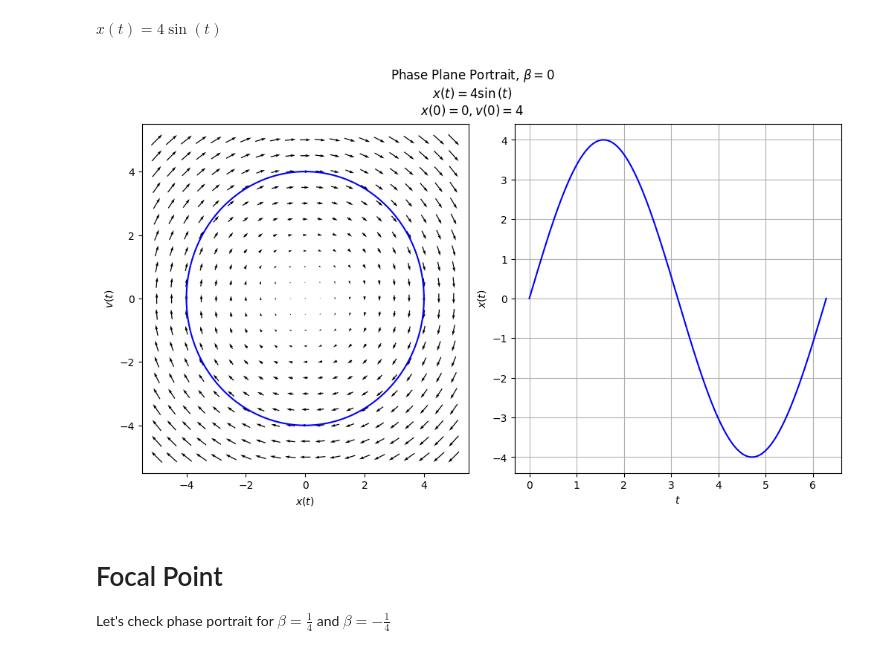
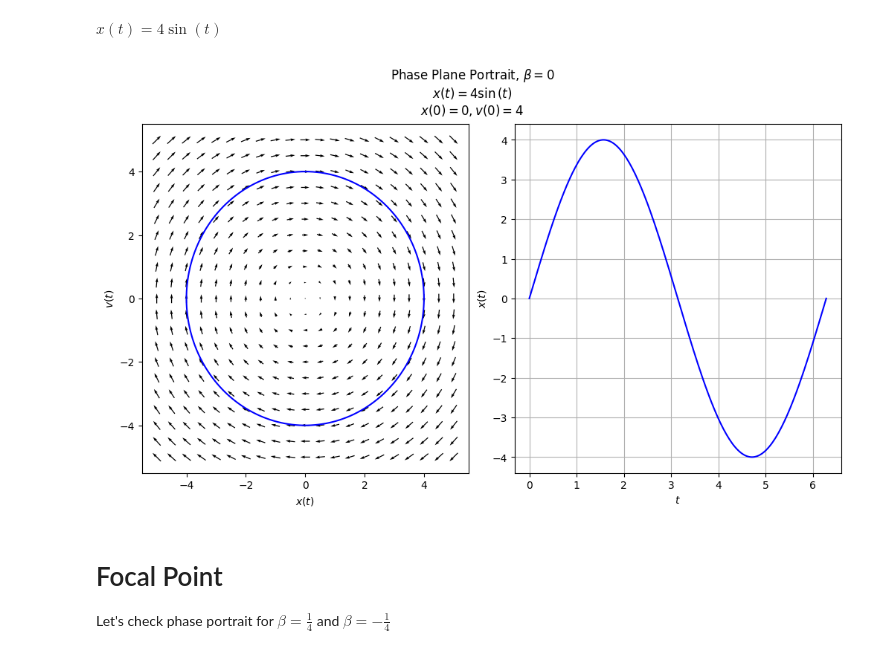
Before and after one commit to Yolonek/NonlinearDynamics, a Jupyter notebook: W2-PhasePlanePortraits.ipynb, the cells around one changed output. Cells and saved outputs as stored; diff of their text form; code cells hidden in the pictures.

```diff
--- a/PhasePlanePortraits.ipynb
+++ b/W2-PhasePlanePortraits.ipynb
@@ -97,20 +91,28 @@ sol
 # %% [output]
 $\displaystyle x{\left(t \right)} = 4 \sin{\left(t \right)}$
 # %%
-t_a, t_b = 0, 2 * np.pi
-quality = 200
-t_values, x_trajectory, v_trajectory = phase_trajectory(sol, t, (t_a, t_b, quality))
+t_a, t_b, quality = 0, 2 * np.pi, 200
+t_values = np.linspace(t_a, t_b, quality)
+x_trajectory, v_trajectory = phase_trajectory(sol.rhs, t, t_values)
 x_values = evaluate_function(sol.rhs, t, t_values)
+# %%
+# values for phase plane
+x_eq_beta = diff_eq1.subs(beta, beta_val)
+v_eq_beta = diff_eq2.subs(beta, beta_val)
+a, b = -5, 5
+x_step, v_step = .5, .5
+parameters = (a, b, x_step, a, b, v_step)
 # %%
 figure, axes = plt.subplots(1, 2, layout='constrained', figsize=(10, 6))
-phase_portrait([diff_eq_dx, diff_eq_dv], [x, v], parameters, axes[0], normalize=False)
+phase_portrait([x_eq_beta.rhs, v_eq_beta.rhs], [x, v], parameters,
+               axes[0], normalize=False, damping_factor=0.5)
 axes[0].plot(x_trajectory, v_trajectory, color='blue')
 axes[1].plot(t_values, x_values, color='blue')
 axes[1].set(xlabel=f'${sp.latex(t)}$', ylabel=f'${sp.latex(x)}$')
 axes[1].grid()
 _=figure.suptitle(f'Phase Plane Portrait, $\\beta = {beta_val}$\n${sp.latex(sol)}$\n$x(0) = {x_0}, v(0) = {v_0}$')
 # %% [output]
-[figure, old version]
+[figure, new version]
 # %% [markdown]
 # Focal Point
 
```
Also changed, not shown: parts of 16 cells of this notebook, 11 other files.
